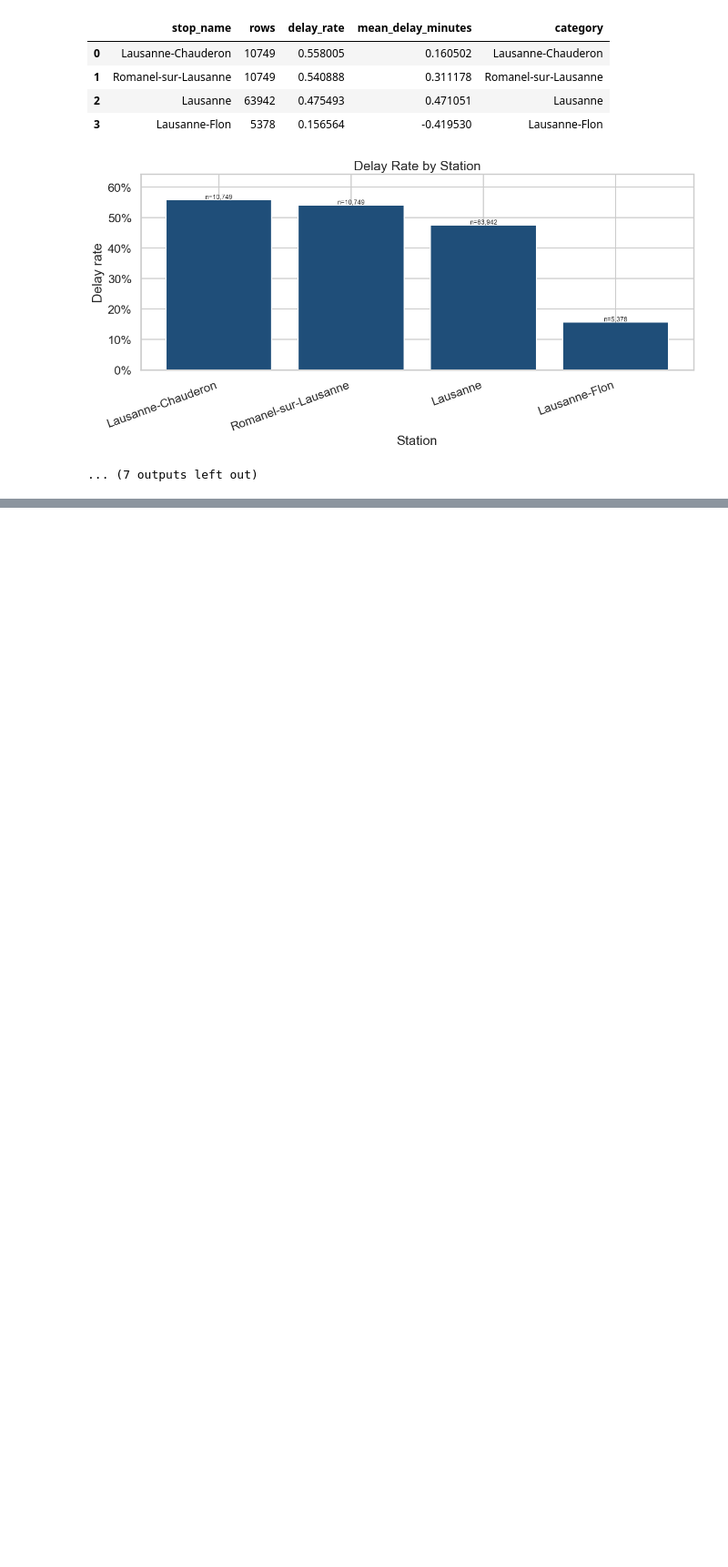
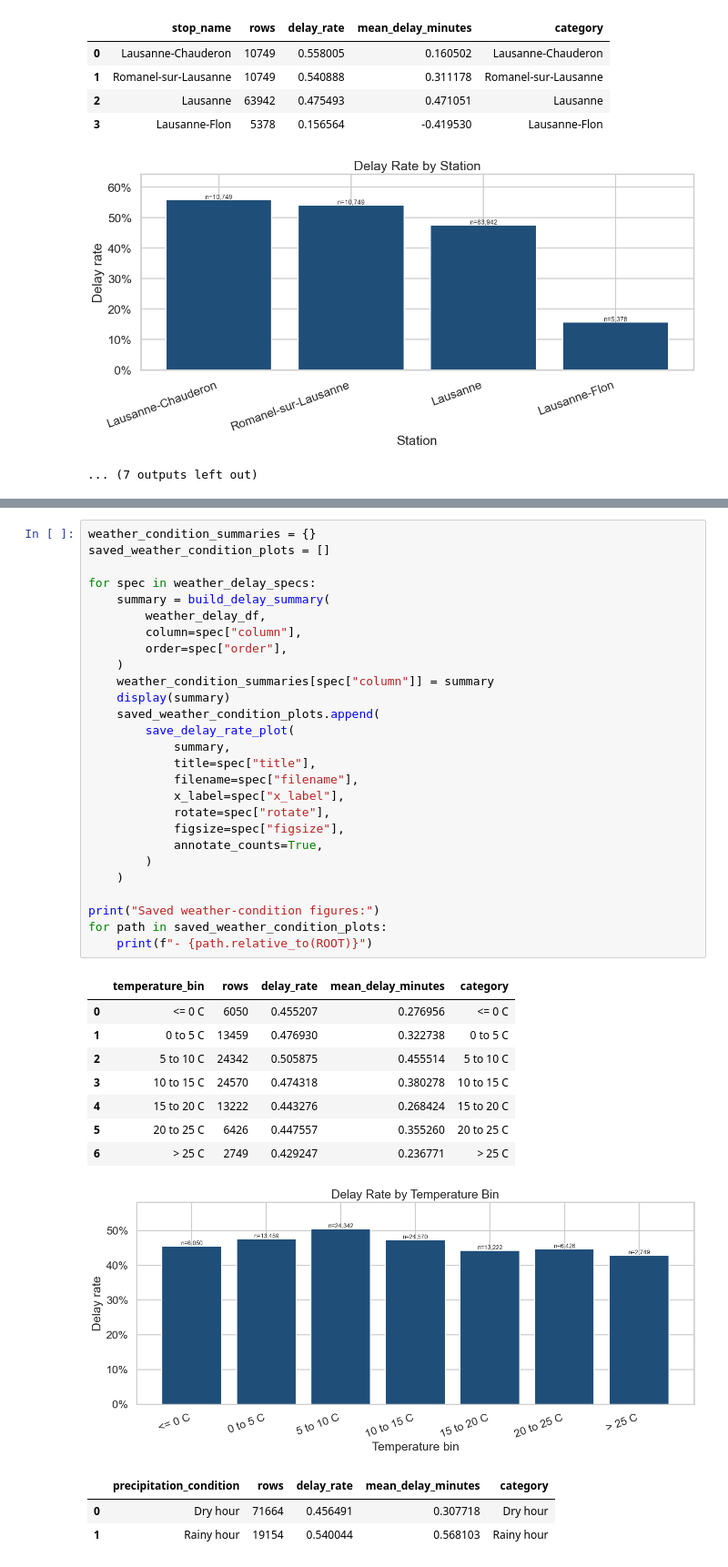
Before and after one commit to berenaydogan/DSA210-Project, a Jupyter notebook: notebooks/eda.ipynb, the cells around one changed output, grey strips where cells are left out. Shown at 91% size. Drawn from its saved outputs; the diff is of its cells as text; blank space fills up the shorter version.

```diff
--- a/notebooks/eda.ipynb
+++ b/notebooks/eda.ipynb
@@ -593,0 +788,40 @@ for path in saved_rate_plots:
+# %%
+weather_condition_summaries = {}
+saved_weather_condition_plots = []
+
+for spec in weather_delay_specs:
+    summary = build_delay_summary(
+        weather_delay_df,
+        column=spec["column"],
+        order=spec["order"],
+    )
+    weather_condition_summaries[spec["column"]] = summary
+    display(summary)
+    saved_weather_condition_plots.append(
+        save_delay_rate_plot(
+            summary,
+            title=spec["title"],
+            filename=spec["filename"],
+            x_label=spec["x_label"],
+            rotate=spec["rotate"],
+            figsize=spec["figsize"],
+            annotate_counts=True,
+        )
+    )
+
+print("Saved weather-condition figures:")
+for path in saved_weather_condition_plots:
+    print(f"- {path.relative_to(ROOT)}")
+# %% [output]
+|  | temperature_bin | rows | delay_rate | mean_delay_minutes | category |
+| 0 | <= 0 C | 6050 | 0.455207 | 0.276956 | <= 0 C |
+| 1 | 0 to 5 C | 13459 | 0.476930 | 0.322738 | 0 to 5 C |
+| 2 | 5 to 10 C | 24342 | 0.505875 | 0.455514 | 5 to 10 C |
+| 3 | 10 to 15 C | 24570 | 0.474318 | 0.380278 | 10 to 15 C |
+| 4 | 15 to 20 C | 13222 | 0.443276 | 0.268424 | 15 to 20 C |
+| 5 | 20 to 25 C | 6426 | 0.447557 | 0.355260 | 20 to 25 C |
+| 6 | > 25 C | 2749 | 0.429247 | 0.236771 | > 25 C |
+[figure, added]
+|  | precipitation_condition | rows | delay_rate | mean_delay_minutes | category |
+| 0 | Dry hour | 71664 | 0.456491 | 0.307718 | Dry hour |
+| 1 | Rainy hour | 19154 | 0.540044 | 0.568103 | Rainy hour |
```
Also changed, not shown: parts of 8 cells of this notebook, 5 other files.
